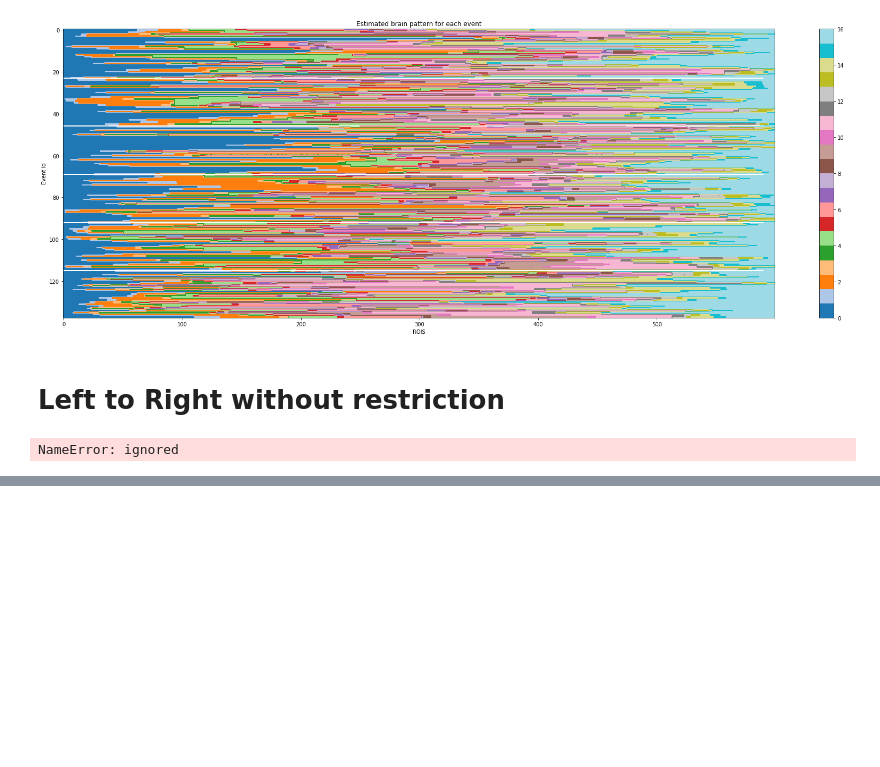
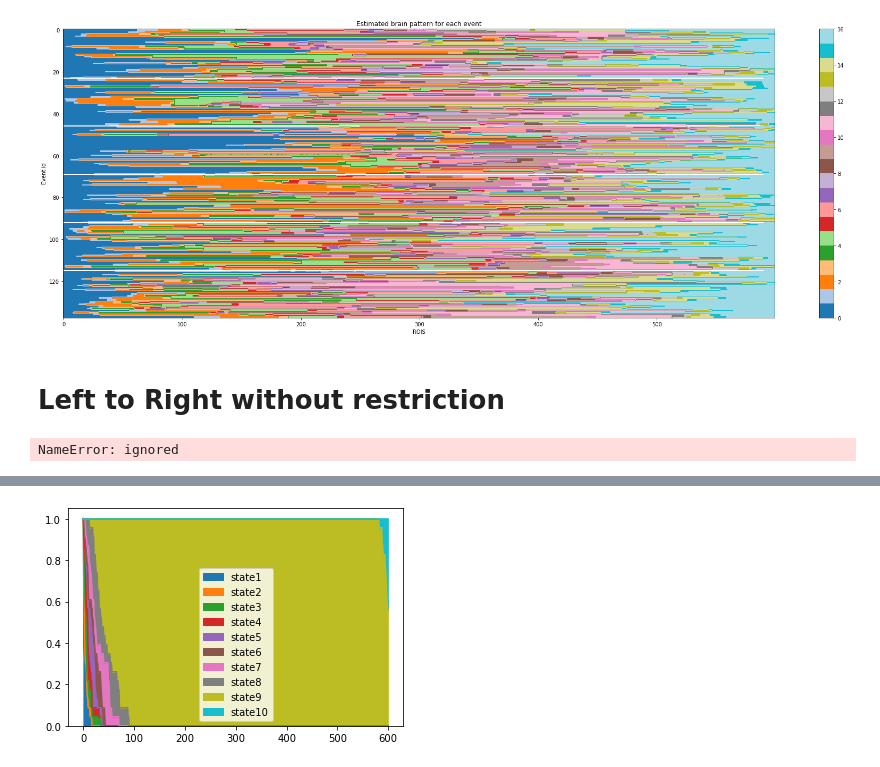
Before and after one commit to catalinabustam/tms_hmm, a Jupyter notebook: hmm.ipynb, the cells around one changed output, grey strips where cells are left out. Drawn from its saved outputs; the diff is of its cells as text; code cells hidden in the pictures; blank space fills up the shorter version.

```diff
--- a/hmm.ipynb
+++ b/hmm.ipynb
@@ -335,0 +417,4 @@ plot_states(predicted_sequences)
+# %%
+ax = df_ctr.plot.area()
+# %% [output]
+[figure, added]
```
Also changed, not shown: parts of 31 cells of this notebook.
